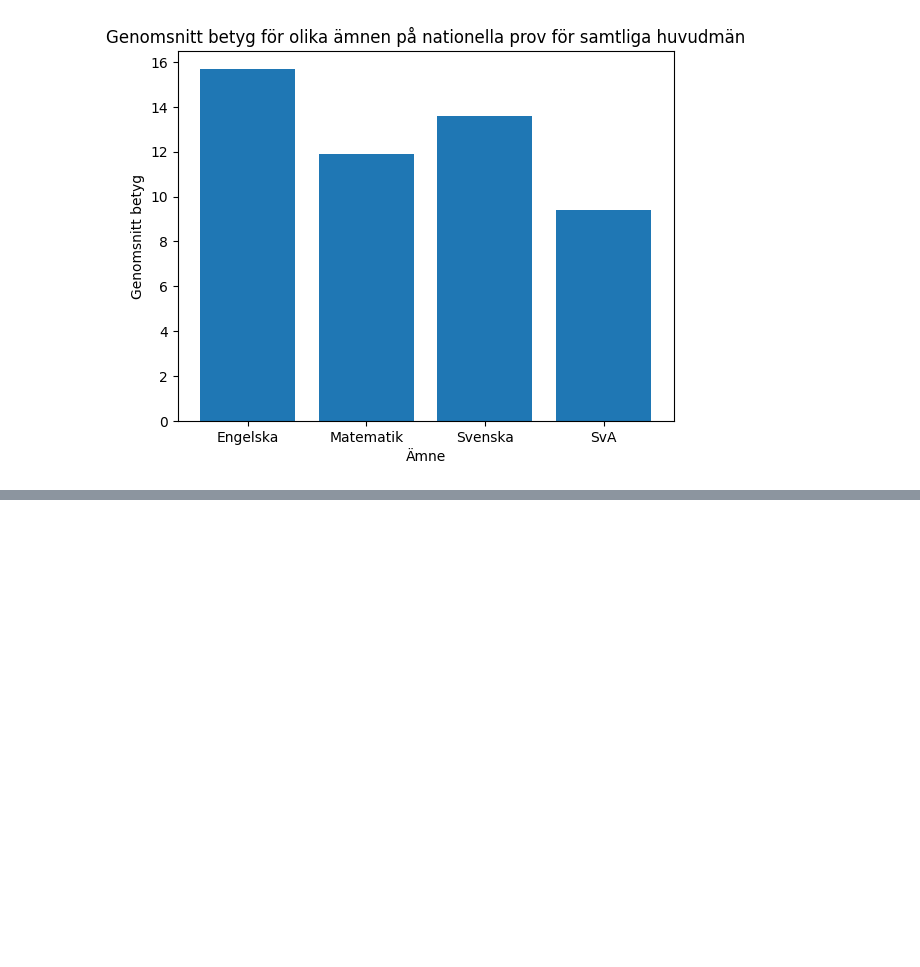
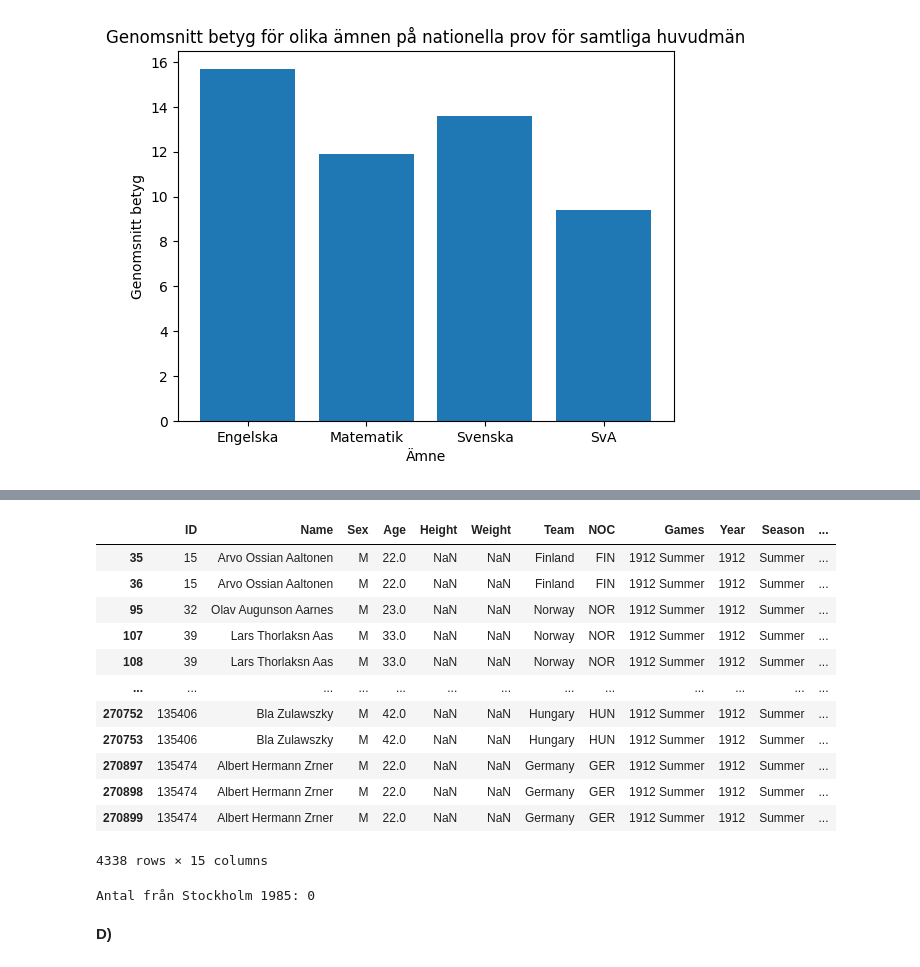
Before and after one commit to AlejandroHiroshima/data-platform-Alexander-Hrachovina-DE24, a Jupyter notebook: exercises/exercise_1.ipynb, the cells around one changed output, grey strips where cells are left out. Saved outputs shown, nothing was run; the diff lists cells and outputs as text; code cells hidden in the pictures; blank space fills up the shorter version.

```diff
--- a/exercises/exercise_1.ipynb
+++ b/exercises/exercise_1.ipynb
@@ -226,0 +364,25 @@ ax.set_xticks(labels=subjects, ticks=range(len(subjects)))
+# %%
+stockholm = df[df['City'] == 'Stockholm']
+# %%
+stockholm
+# %% [output]
+|  | ID | Name | Sex | Age | Height | Weight | Team | NOC | Games | Year | Season | ... |
+| 35 | 15 | Arvo Ossian Aaltonen | M | 22.0 | NaN | NaN | Finland | FIN | 1912 Summer | 1912 | Summer | ... |
+| 36 | 15 | Arvo Ossian Aaltonen | M | 22.0 | NaN | NaN | Finland | FIN | 1912 Summer | 1912 | Summer | ... |
+| 95 | 32 | Olav Augunson Aarnes | M | 23.0 | NaN | NaN | Norway | NOR | 1912 Summer | 1912 | Summer | ... |
+| 107 | 39 | Lars Thorlaksn Aas | M | 33.0 | NaN | NaN | Norway | NOR | 1912 Summer | 1912 | Summer | ... |
+| 108 | 39 | Lars Thorlaksn Aas | M | 33.0 | NaN | NaN | Norway | NOR | 1912 Summer | 1912 | Summer | ... |
+| ... | ... | ... | ... | ... | ... | ... | ... | ... | ... | ... | ... | ... |
+| 270752 | 135406 | Bla Zulawszky | M | 42.0 | NaN | NaN | Hungary | HUN | 1912 Summer | 1912 | Summer | ... |
+| 270753 | 135406 | Bla Zulawszky | M | 42.0 | NaN | NaN | Hungary | HUN | 1912 Summer | 1912 | Summer | ... |
+| 270897 | 135474 | Albert Hermann Zrner | M | 22.0 | NaN | NaN | Germany | GER | 1912 Summer | 1912 | Summer | ... |
+| 270898 | 135474 | Albert Hermann Zrner | M | 22.0 | NaN | NaN | Germany | GER | 1912 Summer | 1912 | Summer | ... |
+| 270899 | 135474 | Albert Hermann Zrner | M | 22.0 | NaN | NaN | Germany | GER | 1912 Summer | 1912 | Summer | ... |
+4338 rows × 15 columns
+# %%
+stockholm_1985_count = df[(df['City'] == 'Stockholm') & (df['Year'] == 1985)].shape[0]
+print(f"Antal från Stockholm 1985: {stockholm_1985_count}")
+# %% [output]
+Antal från Stockholm 1985: 0
+# %% [markdown]
+**D)**
```
Also changed, not shown: parts of 20 cells of this notebook, 17 other files.
